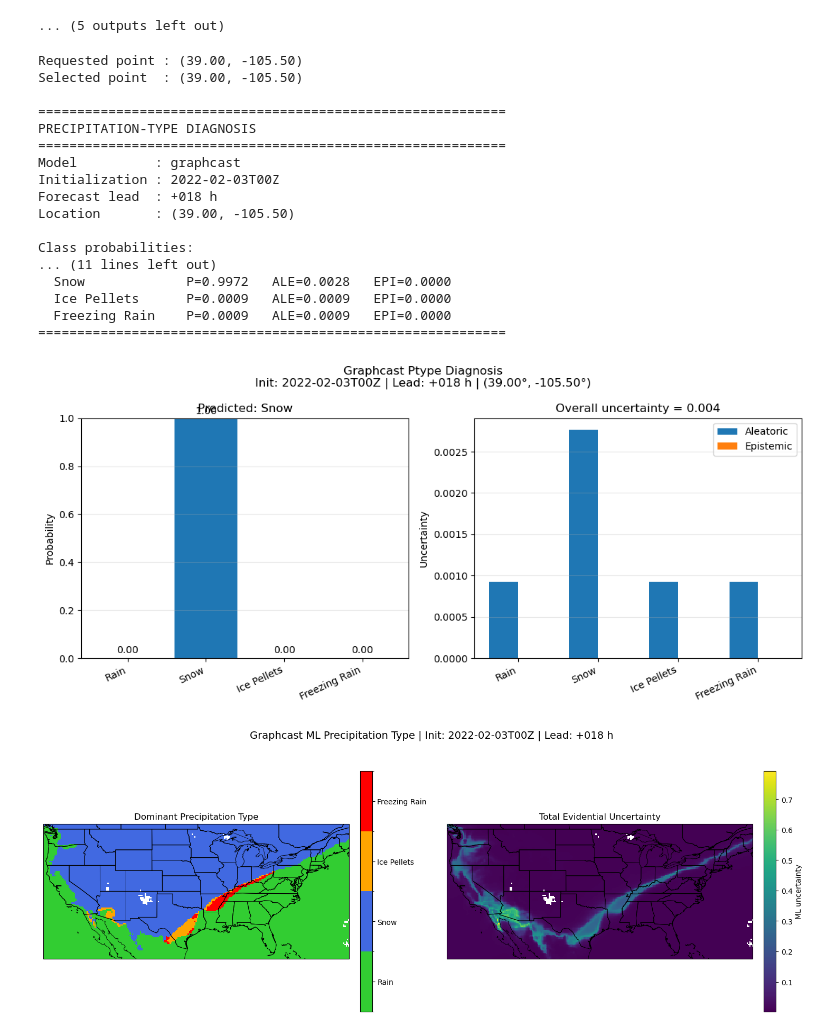
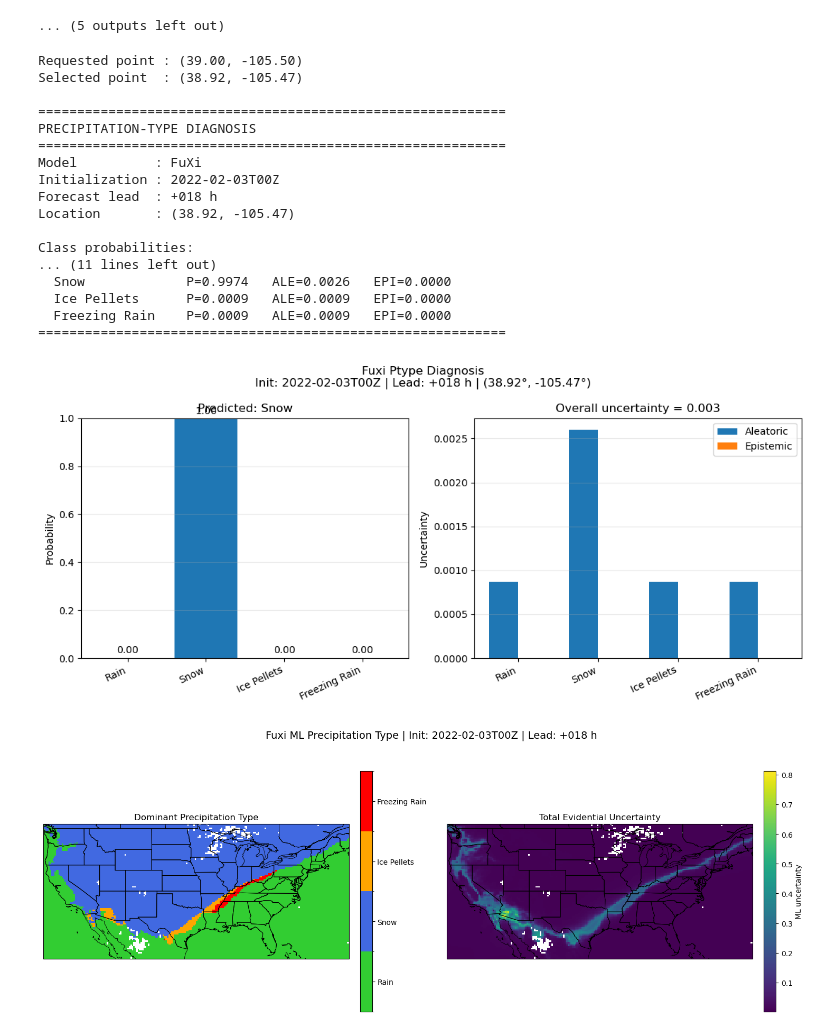
Before and after one commit to stanleyakor1/ai-nwp-precipitation-type, a Jupyter notebook: notebooks/file_organization.ipynb, the cells around one changed output. Drawn from its saved outputs; the diff is of its cells as text; code cells hidden in the pictures.

```diff
--- a/notebooks/file_organization.ipynb
+++ b/notebooks/file_organization.ipynb
@@ -3065,7 +3065,7 @@ import matplotlib.pyplot as plt
 # Open one forecast file
 # ------------------------------------------------------------
 path = (
-   '/glade/derecho/scratch/sakor/bulk/era5_init/ML_PTYPE/2022-02-03T00Z/graphcast_2022-02-03T00Z_018.nc'
+   '/glade/derecho/scratch/sakor/bulk/era5_init/ML_PTYPE/fuxi_ptype/2022-02-03T00Z/fuxi_2022-02-03T00Z_018.nc'
 )
 
 ds = xr.open_dataset(path)
@@ -3191,38 +3191,38 @@ axes[1].bar(x + width / 2, epistemic, width=width, label="Epistemic")
 axes[1].set_xticks(x)
 axes[1].set_xticklabels(ptype_names, rotation=25, ha="right")
 axes[1].set_ylabel("Uncertainty")
 axes[1].set_title(f"Overall uncertainty = {overall_uncertainty:.3f}")
 axes[1].grid(axis="y", alpha=0.3)
 axes[1].legend()
 
 
 fig.suptitle(
     f"{model.capitalize()} Ptype Diagnosis\n"
     f"Init: {init} | Lead: +{int(lead):03d} h | "
     f"({selected_lat:.2f}°, {selected_lon:.2f}°)"
 )
 
 plt.tight_layout()
 plt.show()
 # %% [output]
 Requested point : (39.00, -105.50)
-Selected point  : (39.00, -105.50)
+Selected point  : (38.92, -105.47)
 
 ============================================================
 PRECIPITATION-TYPE DIAGNOSIS
 ============================================================
-Model          : graphcast
+Model          : FuXi
 Initialization : 2022-02-03T00Z
 Forecast lead  : +018 h
-Location       : (39.00, -105.50)
+Location       : (38.92, -105.47)
 
 Class probabilities:
 ... (11 lines left out)
-  Snow             P=0.9972   ALE=0.0028   EPI=0.0000
+  Snow             P=0.9974   ALE=0.0026   EPI=0.0000
   Ice Pellets      P=0.0009   ALE=0.0009   EPI=0.0000
   Freezing Rain    P=0.0009   ALE=0.0009   EPI=0.0000
 ============================================================
-[figure, old version]
+[figure, new version]
 # %%
 import numpy as np
 import xarray as xr
@@ -3357,7 +3357,7 @@ fig.suptitle(
 plt.tight_layout()
 plt.show()
 # %% [output]
-[figure, old version]
+[figure, new version]
 # %%
 import numpy as np
 import xarray as xr
```
Also changed, not shown: parts of 1 cell of this notebook, 4 other files.
